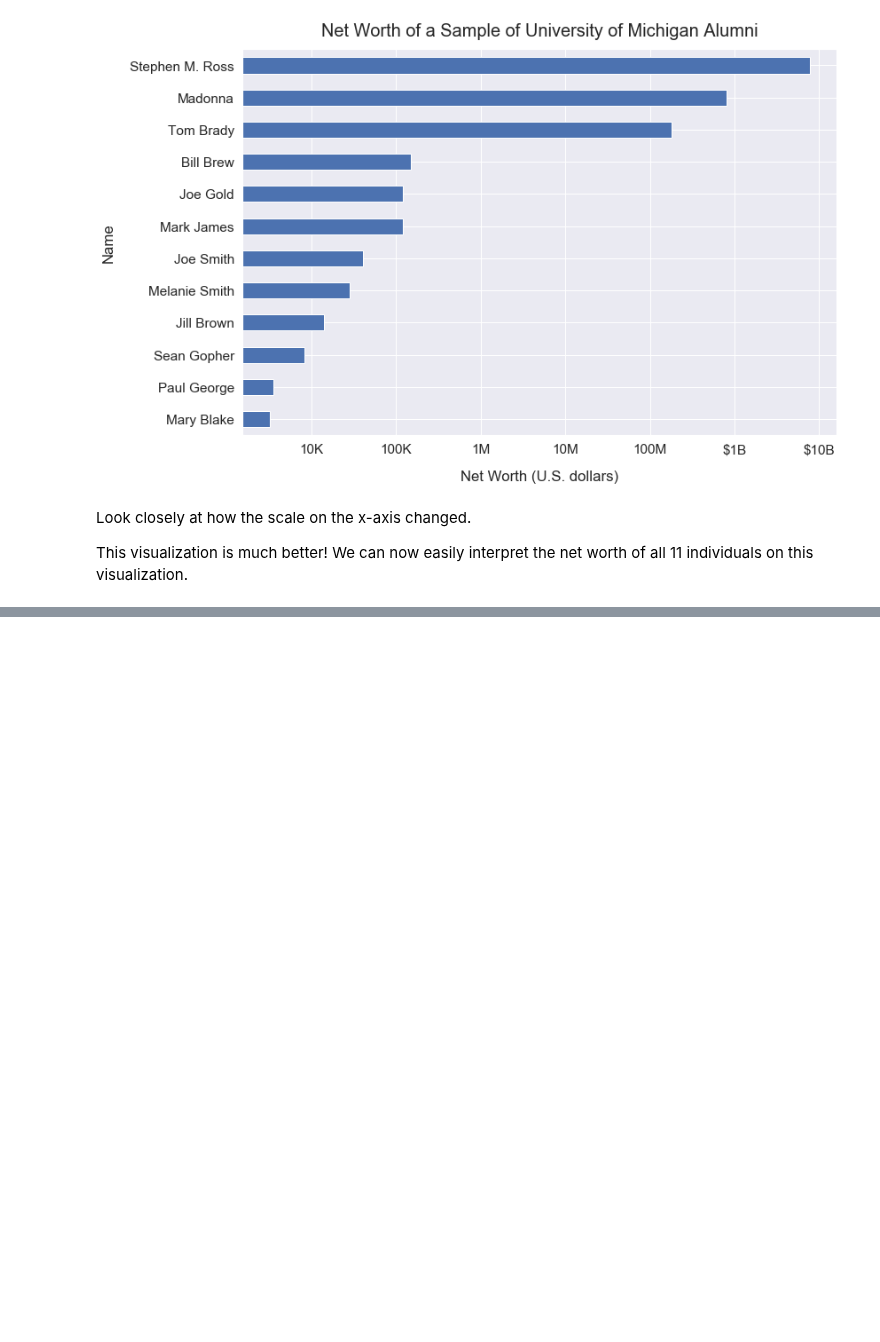
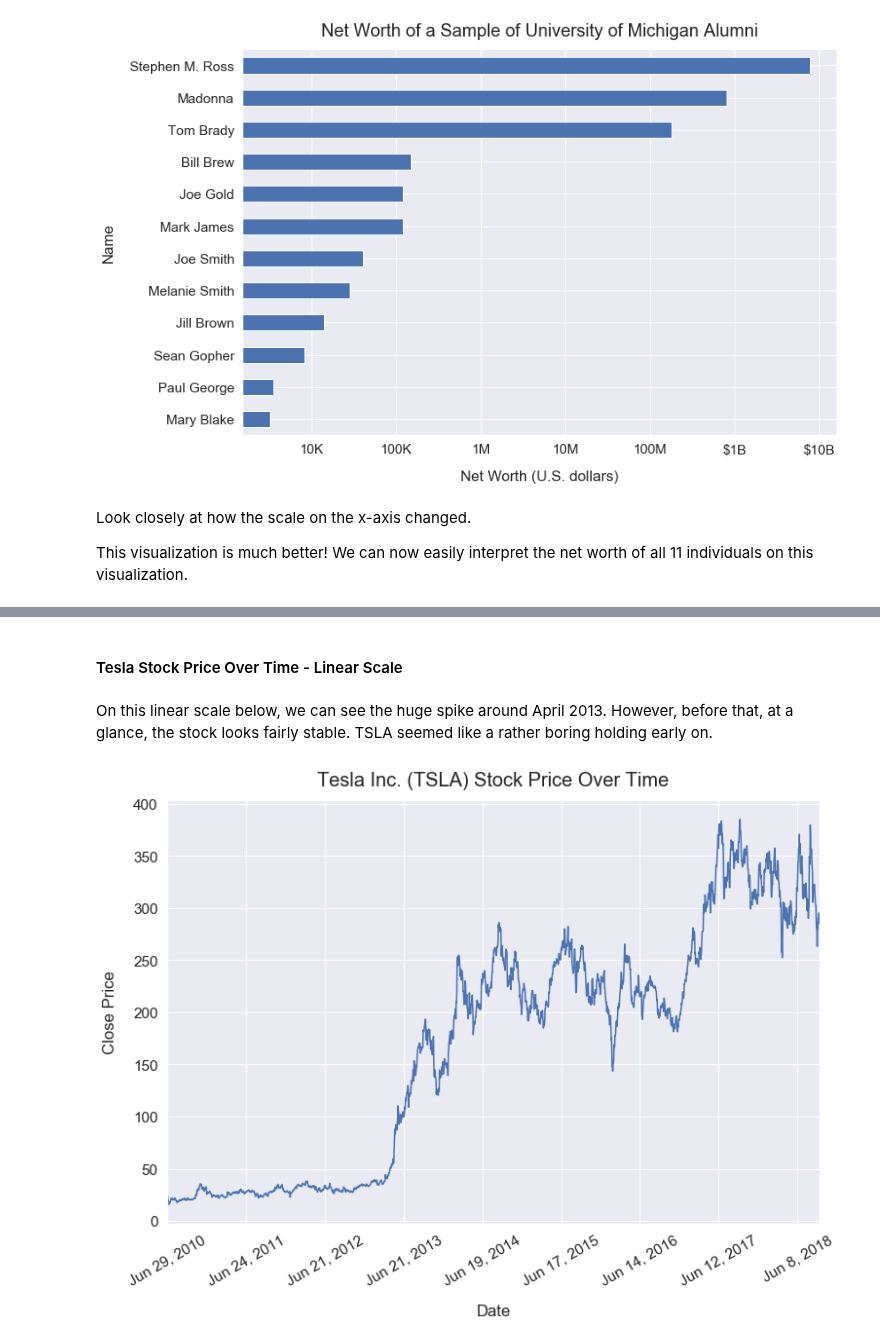
Before and after one commit to frieds/frieds.github.io, a Jupyter notebook: data-visualizations/when_use_log_scale.ipynb, the cells around one changed output, grey strips where cells are left out. Saved outputs shown, nothing was run; the diff lists cells and outputs as text; code cells hidden in the pictures; blank space fills up the shorter version.

Commit message:
new example of Tesla stock in when to use a log scale data viz post

```diff
--- a/data-visualizations/when_use_log_scale.ipynb
+++ b/data-visualizations/when_use_log_scale.ipynb
@@ -148,0 +159,2 @@ This visualization is much better! We can now easily interpret the net worth of
+# %%
+df_tesla = pd.read_csv('TSLA.csv')
@@ -148,0 +170,14 @@ This visualization is much better! We can now easily interpret the net worth of
+# %%
+df_tesla['date_datetime'] = pd.to_datetime(df_tesla['Date'])
+df_tesla['date_month_day_year'] = df_tesla['date_datetime'].dt.strftime('%b %-d, %Y')
+# %% [markdown]
+#### Tesla Stock Price Over Time - Linear Scale
+# %% [markdown]
+On this linear scale below, we can see the huge spike around April 2013. However, before that, at a glance, the stock looks fairly stable. TSLA seemed like a rather boring holding early on.
+# %%
+df_tesla.set_index('date_month_day_year')['Close'].plot(kind='line', figsize=(12, 8), rot=30)
+plt.ylabel("Close Price", labelpad=16)
+plt.xlabel("Date", labelpad=16)
+plt.title("Tesla Inc. (TSLA) Stock Price Over Time", y=1.02, fontsize=20);
+# %% [output]
+[figure, added]
```
Also changed, not shown: parts of 10 cells of this notebook, 13 other files.
